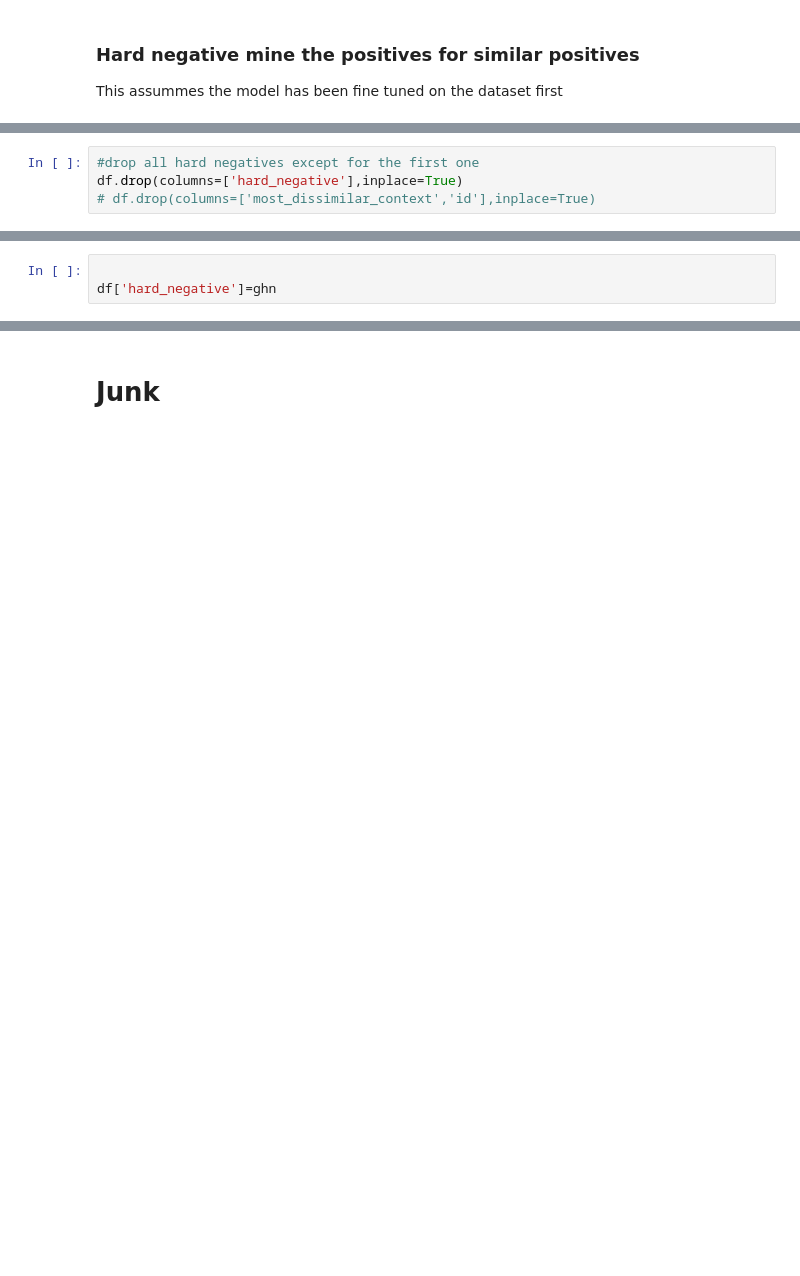
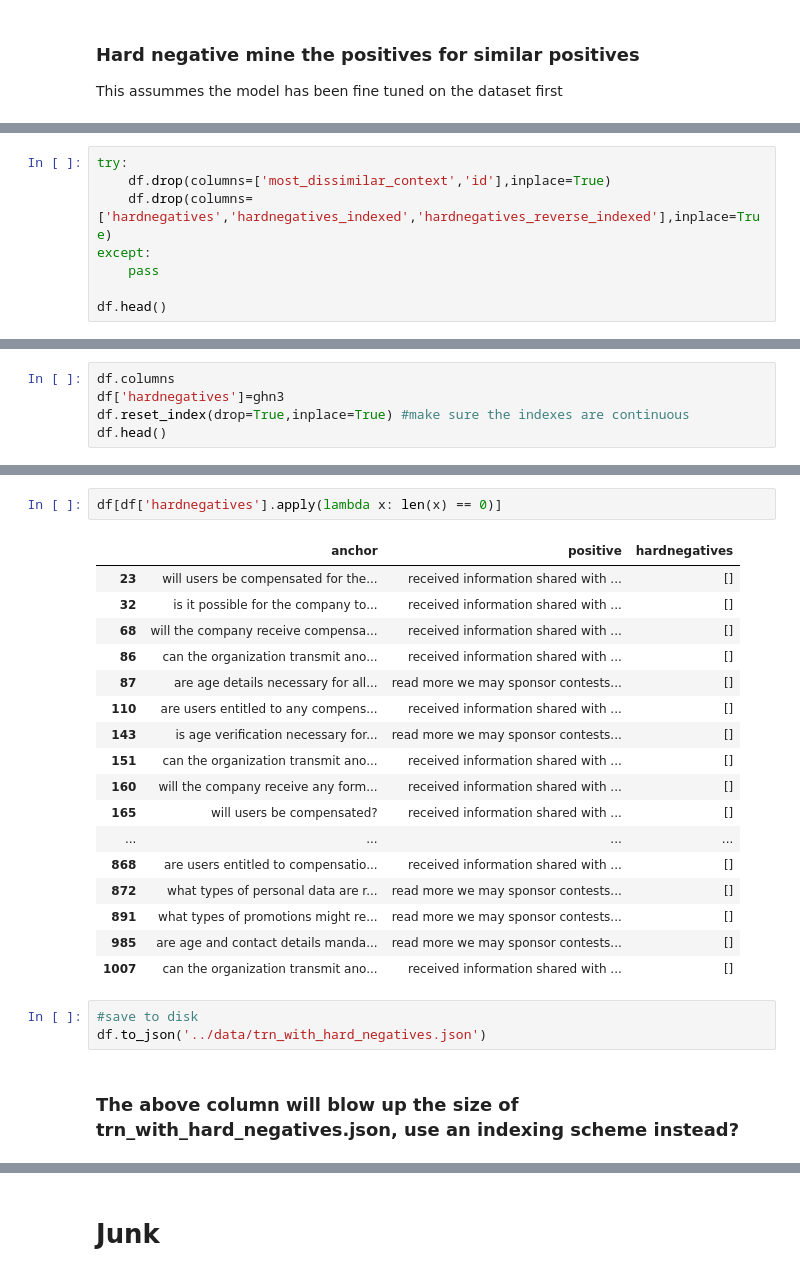
Before and after one commit to CNUClasses/embeddings, a Jupyter notebook: playground/hard_negative_mining.ipynb, the cells around one changed output, grey strips where cells are left out. Saved outputs shown, nothing was run; the diff lists cells and outputs as text; blank space fills up the shorter version.

```diff
--- a/playground/hard_negative_mining.ipynb
+++ b/playground/hard_negative_mining.ipynb
@@ -283,4 +251,0 @@ ghn[:6]
-# %%
-#drop all hard negatives except for the first one
-df.drop(columns=['hard_negative'],inplace=True)
-# df.drop(columns=['most_dissimilar_context','id'],inplace=True)
@@ -296,3 +251,0 @@ df.head()
-# %%
-
-df['hard_negative']=ghn
@@ -334,0 +252,8 @@ def add_list_to_dataset(df,colname:str, data:list):
+# %%
+try:
+    df.drop(columns=['most_dissimilar_context','id'],inplace=True)
+    df.drop(columns=['hardnegatives','hardnegatives_indexed','hardnegatives_reverse_indexed'],inplace=True)
+except:
+    pass
+
+df.head()
@@ -334,0 +267,5 @@ def add_list_to_dataset(df,colname:str, data:list):
+# %%
+df.columns
+df['hardnegatives']=ghn3
+df.reset_index(drop=True,inplace=True) #make sure the indexes are continuous
+df.head()
@@ -334,0 +284,25 @@ def add_list_to_dataset(df,colname:str, data:list):
+# %%
+df[df['hardnegatives'].apply(lambda x: len(x) == 0)]
+# %% [output]
+|  | anchor | positive | hardnegatives |
+| 23 | will users be compensated for the... | received information shared with ... | [] |
+| 32 | is it possible for the company to... | received information shared with ... | [] |
+| 68 | will the company receive compensa... | received information shared with ... | [] |
+| 86 | can the organization transmit ano... | received information shared with ... | [] |
+| 87 | are age details necessary for all... | read more we may sponsor contests... | [] |
+| 110 | are users entitled to any compens... | received information shared with ... | [] |
+| 143 | is age verification necessary for... | read more we may sponsor contests... | [] |
+| 151 | can the organization transmit ano... | received information shared with ... | [] |
+| 160 | will the company receive any form... | received information shared with ... | [] |
+| 165 | will users be compensated? | received information shared with ... | [] |
+| ... | ... | ... | ... |
+| 868 | are users entitled to compensatio... | received information shared with ... | [] |
+| 872 | what types of personal data are r... | read more we may sponsor contests... | [] |
+| 891 | what types of promotions might re... | read more we may sponsor contests... | [] |
+| 985 | are age and contact details manda... | read more we may sponsor contests... | [] |
+| 1007 | can the organization transmit ano... | received information shared with ... | [] |
+# %%
+#save to disk
+df.to_json('../data/trn_with_hard_negatives.json')
+# %% [markdown]
+### The above column will blow up the size of trn_with_hard_negatives.json, use an indexing scheme instead?
```
Also changed, not shown: parts of 37 cells of this notebook.
